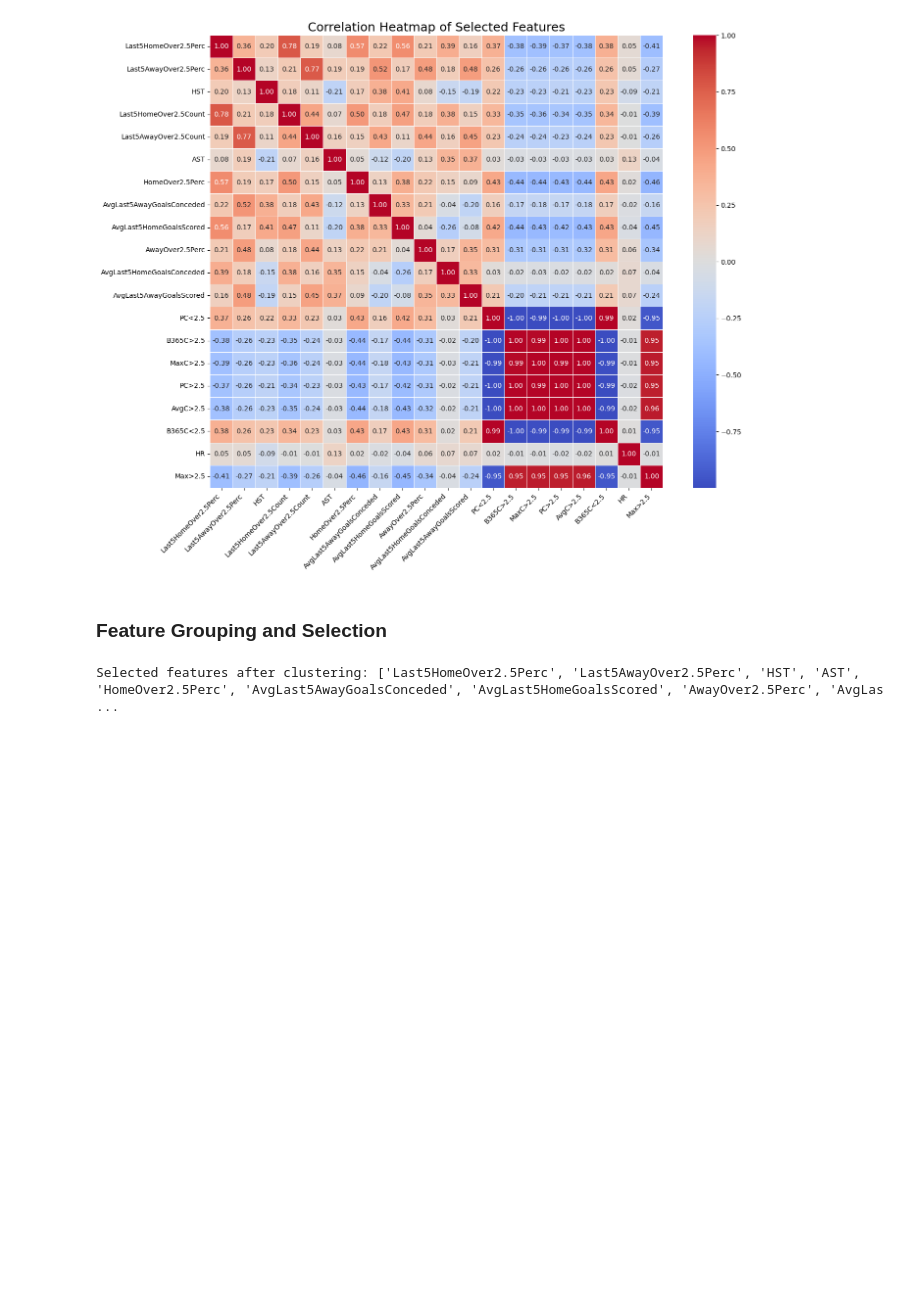
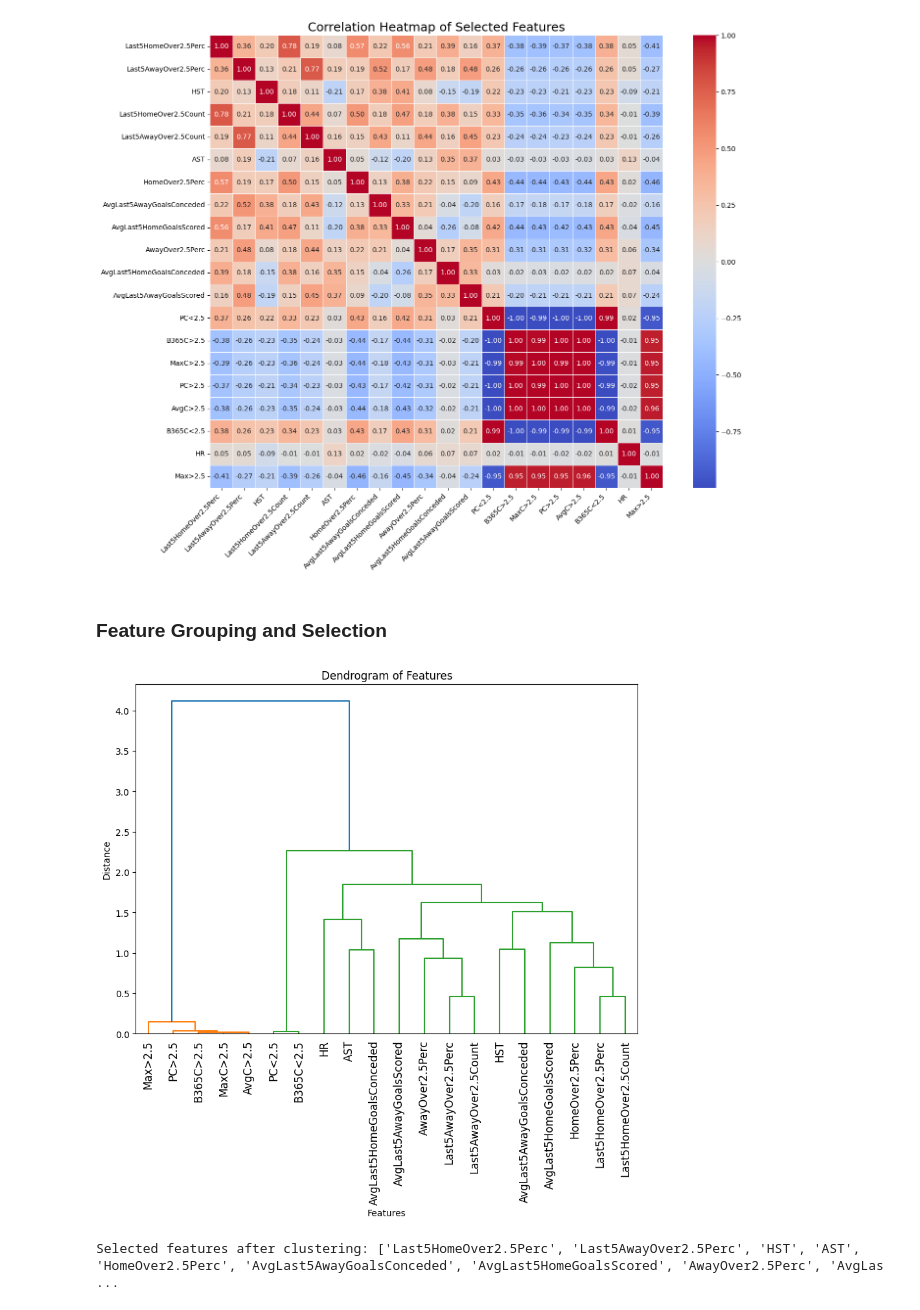
Before and after one commit to MauroAndretta/AIFootballPredictions, a Jupyter notebook: notebooks/data_preprocessing.ipynb, the cells around one changed output. Drawn from its saved outputs; the diff is of its cells as text; code cells hidden in the pictures; blank space fills up the shorter version.

Commit message:
Updated data_preprocessing script and notebook to standardize data before clustering and select high variance features in clust

```diff
--- a/notebooks/data_preprocessing.ipynb
+++ b/notebooks/data_preprocessing.ipynb
@@ -234,6 +234,6 @@ for column in useless_columns:
         print(f"Column {column} not found in the dataframe")
 # %%
 # Create a list of all the columns that are not of type object
-numerical_columns = uk_data.select_dtypes(exclude='object').columns.tolist()
+numerical_columns = uk_data.drop(["Date"], axis=1).select_dtypes(exclude='object').columns.tolist()
 numerical_columns
 # %% [output]
@@ -293,0 +296,8 @@ selected_features
+# %%
+scaler = StandardScaler()
+scaled_features = scaler.fit_transform(uk_data[selected_features])
+# %%
+#create a panda frame of the scaled data
+uk_scaled_data = pd.DataFrame(scaled_features, columns=selected_features)
+#replace the original data with the scaled data
+uk_data[selected_features] = uk_scaled_data
@@ -312,4 +332,20 @@ plt.show()
 [figure]
 # %% [markdown]
 ### Feature Grouping and Selection
+# %%
+# Compute the distance matrix (1 - correlation)
+dist = sch.distance.pdist(corr_matrix, metric='euclidean')
+
+# Perform hierarchical clustering
+linkage = sch.linkage(dist, method='average')
+
+# Plot the dendrogram
+plt.figure(figsize=(10, 7))
+dendrogram = sch.dendrogram(linkage, labels=corr_matrix.columns, leaf_rotation=90)
+plt.title('Dendrogram of Features')
+plt.xlabel('Features')
+plt.ylabel('Distance')
+plt.show()
+# %% [output]
+[figure, added]
 # %%
```
Also changed, not shown: parts of 6 cells of this notebook, 1 other file.
